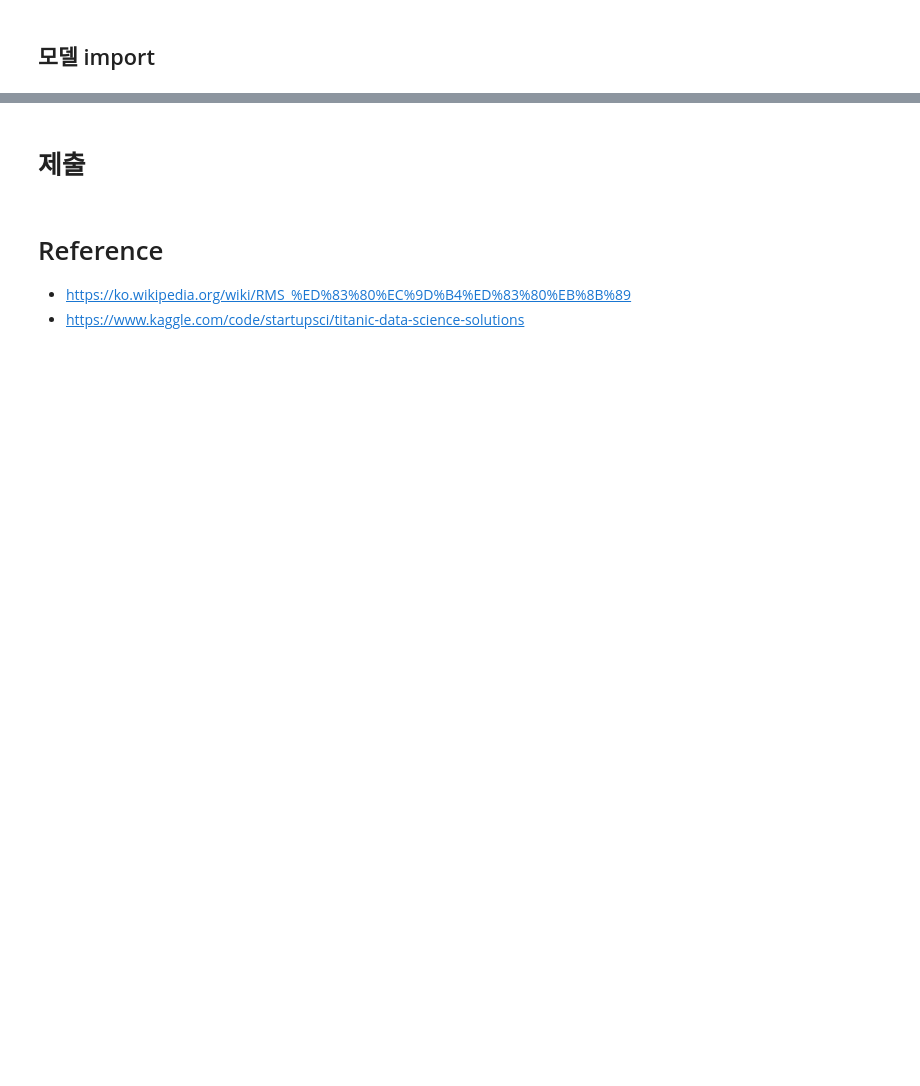
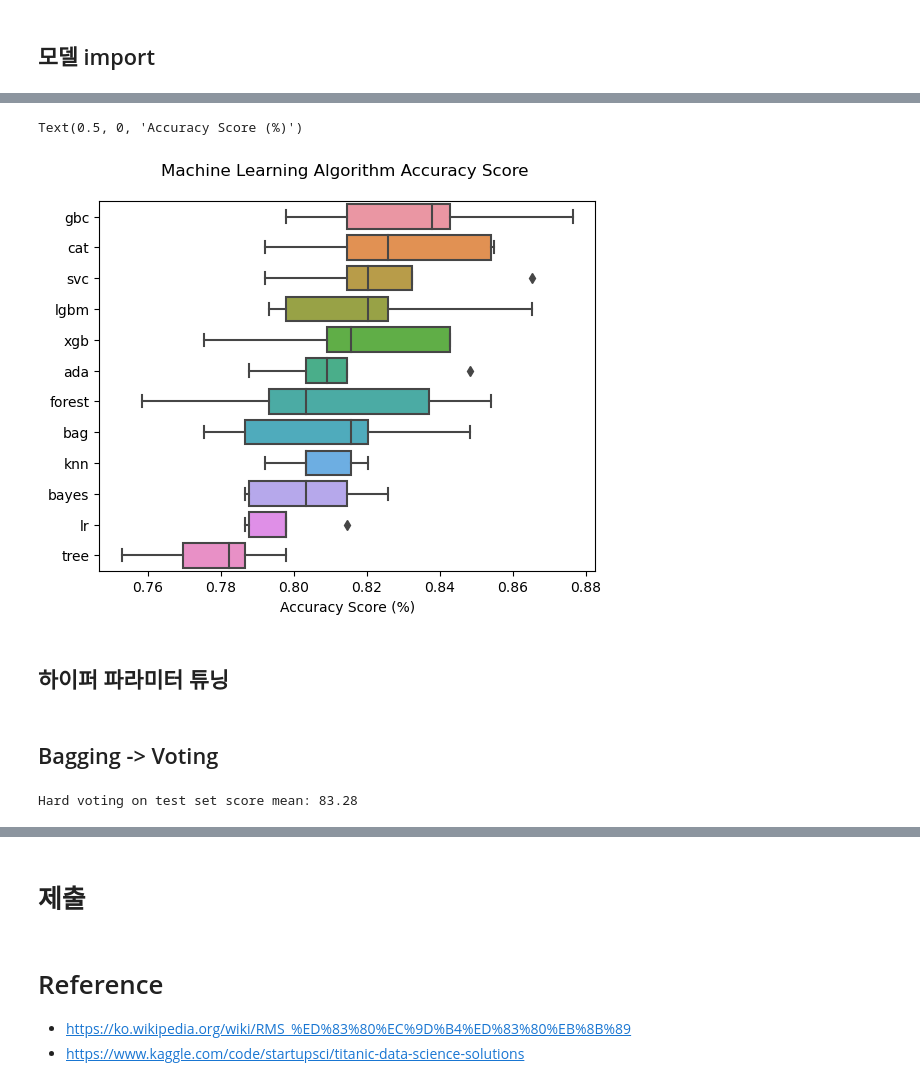
Before and after one commit to Usunwoo/kaggle-titanic, a Jupyter notebook: titanic.ipynb, the cells around one changed output, grey strips where cells are left out. Cells and saved outputs as stored; diff of their text form; code cells hidden in the pictures; blank space fills up the shorter version.

Commit message:
model update, add Volting, Stacking

```diff
--- a/titanic.ipynb
+++ b/titanic.ipynb
@@ -1053,6 +1003,0 @@ accuracy_score(train_y, train_pred_lgbm)
-# %%
-model_cat = CatBoostClassifier(random_state=random_state)
-model_cat.fit(train_X, train_y, verbose=False)
-train_pred_cat = model_cat.predict(train_X)
-test_pred_cat = model_cat.predict(test_X)
-accuracy_score(train_y, train_pred_cat)
@@ -1060,0 +1004,31 @@ accuracy_score(train_y, train_pred_cat)
+# %%
+cv_num = 5
+# %%
+models = {
+    'lr' : LogisticRegression(random_state=random_state),
+    'bayes' : GaussianNB(),
+    'knn' : KNeighborsClassifier(),
+    'svc' : SVC(probability=True, random_state=random_state),
+    'tree' : DecisionTreeClassifier(random_state=random_state),
+    'bag' : BaggingClassifier(random_state=random_state),
+    'forest' : RandomForestClassifier(random_state=random_state),
+    'ada' : AdaBoostClassifier(random_state=random_state),
+    'gbc' : GradientBoostingClassifier(random_state=random_state),
+    'xgb' : XGBClassifier(random_state=random_state),
+    'lgbm' : LGBMClassifier(random_state=random_state),
+    'cat' : CatBoostClassifier(random_state=random_state, verbose=False, allow_writing_files=False),
+    # stk = StackingClassifier()
+}
+
+scores = {}
+
+for name, model in models.items():
+    model.fit(train_X, train_y)
+    acc = cross_val_score(model, train_X, train_y, scoring = "accuracy", cv = cv_num)
+    scores[name] = acc
+# %%
+results = pd.DataFrame(scores).T
+results['mean'] = results.mean(1)
+
+result_df = results.sort_values(by='mean', ascending=False)#.reset_index()
+result_df.head(11)
@@ -1060,0 +1048,10 @@ accuracy_score(train_y, train_pred_cat)
+# %%
+result_df = result_df.drop(['mean'], axis=1)
+sns.boxplot(data=result_df.T, orient='h')
+plt.title('Machine Learning Algorithm Accuracy Score \n')
+plt.xlabel('Accuracy Score (%)')
+# %% [output]
+Text(0.5, 0, 'Accuracy Score (%)')
+[figure, added]
+# %% [markdown]
+## 하이퍼 파라미터 튜닝
@@ -1060,0 +1060,2 @@ accuracy_score(train_y, train_pred_cat)
+# %% [markdown]
+## Bagging -> Voting
@@ -1060,0 +1064,10 @@ accuracy_score(train_y, train_pred_cat)
+# %%
+grid_hard = VotingClassifier(estimators = list(models.items()),
+                             voting = 'hard')
+
+grid_hard_cv = model_selection.cross_validate(grid_hard, train_X, train_y, cv=cv_num)
+grid_hard.fit(train_X, train_y)
+
+print("Hard voting on test set score mean: {:.2f}". format(grid_hard_cv['test_score'].mean() * 100))
+# %% [output]
+Hard voting on test set score mean: 83.28
```
Also changed, not shown: parts of 30 cells of this notebook.
